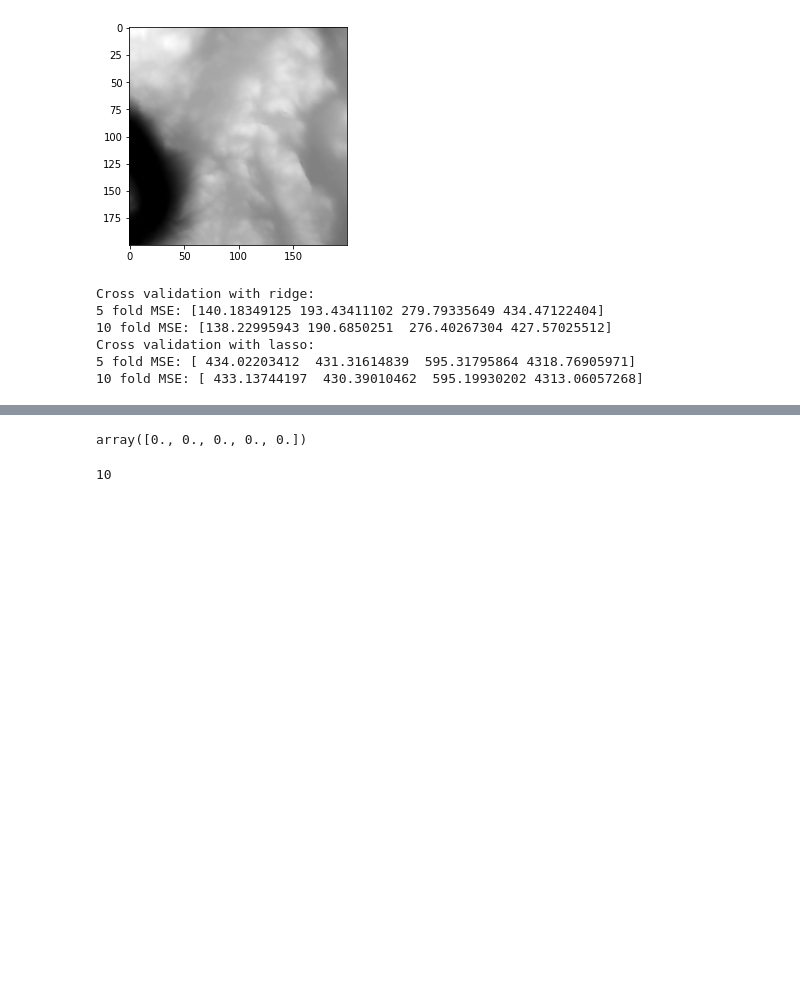
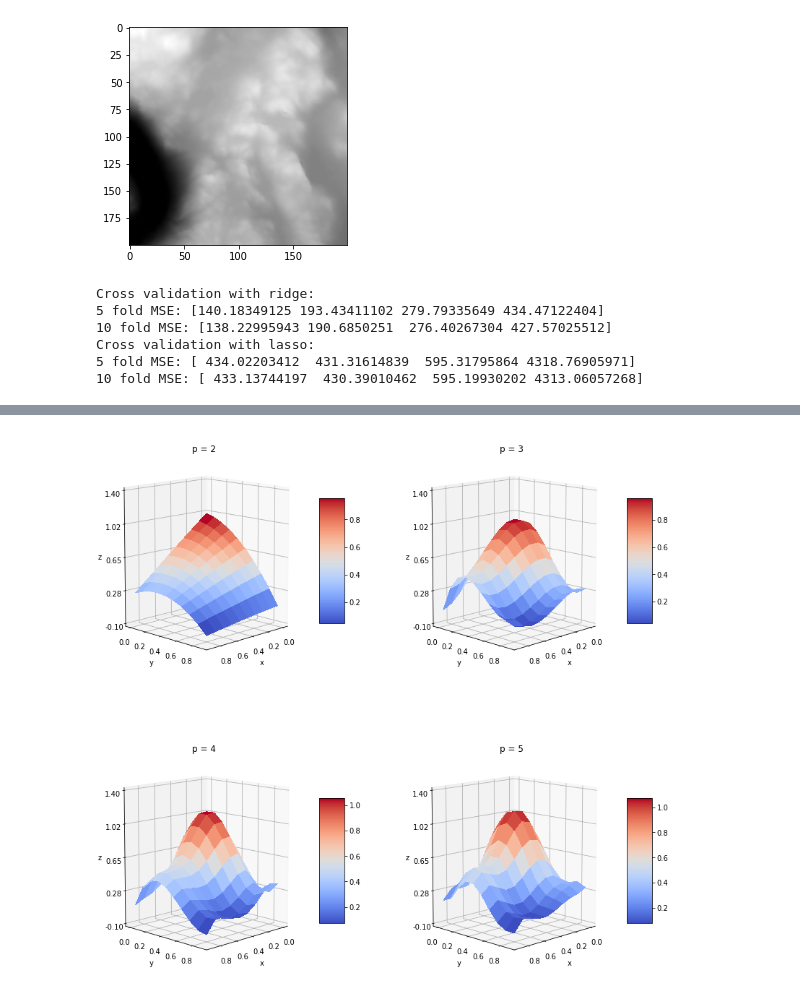
Before and after one commit to espentn/FYS-STK3155, a Jupyter notebook: FYS-STK3155.ipynb, the cells around one changed output, grey strips where cells are left out. Saved outputs shown, nothing was run; the diff lists cells and outputs as text; code cells hidden in the pictures; blank space fills up the shorter version.

```diff
--- a/FYS-STK3155.ipynb
+++ b/FYS-STK3155.ipynb
@@ -1038,8 +1044,4 @@ def createDesignMatrix(x1, x2, n):
-# %%
-np.zeros(5)
-# %% [output]
-array([0., 0., 0., 0., 0.])
-# %%
-n
-# %% [output]
-10
+# %%
+plotFranke(x1,x2,5,'OLS')
+# %% [output]
+[figure, added]
```
Also changed, not shown: parts of 5 cells of this notebook.
